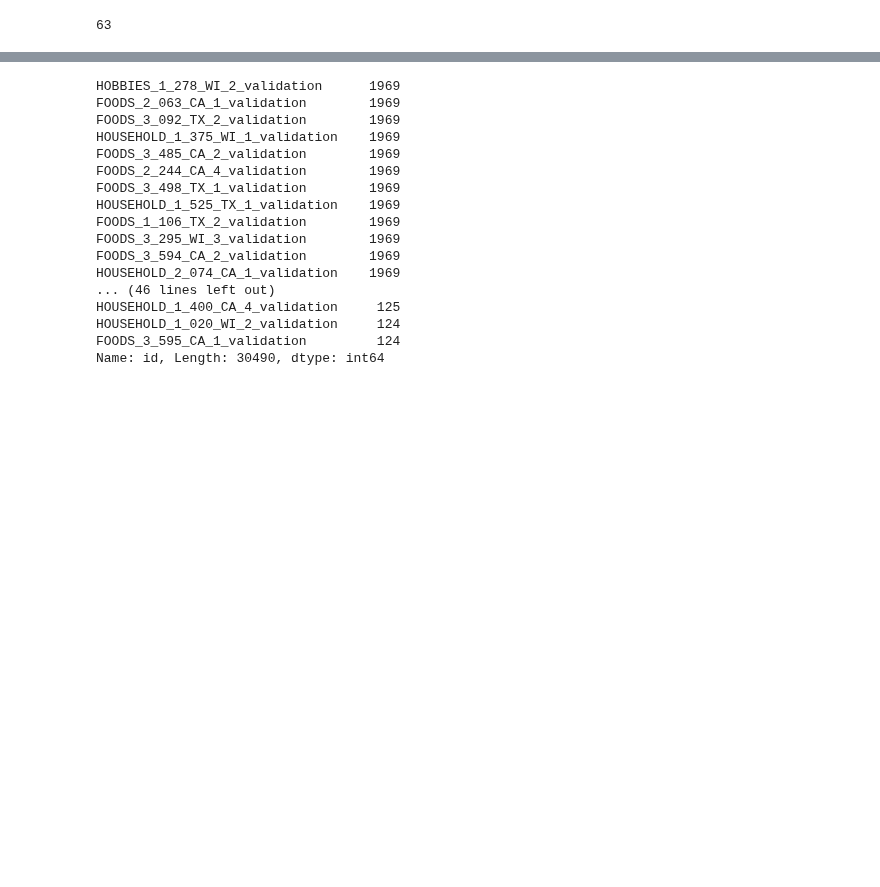
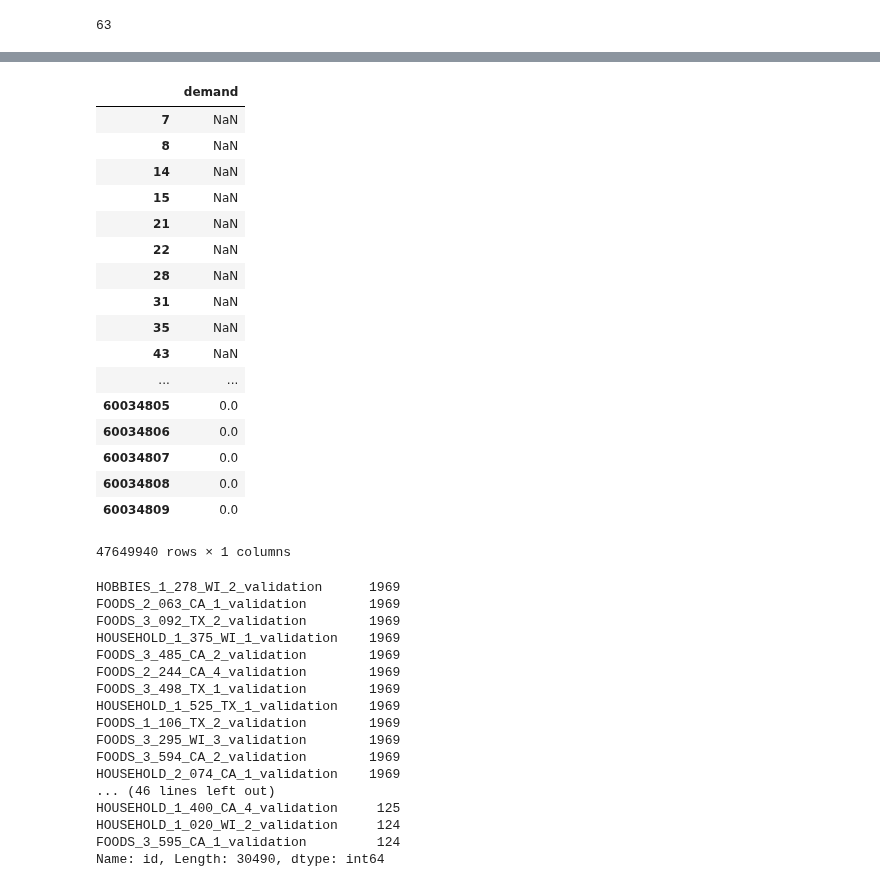
Before and after one commit to MitsuruFujiwara/M5-Forecasting-Accuracy, a Jupyter notebook: src/901_check_data.ipynb, the cells around one changed output, grey strips where cells are left out. Saved outputs shown, nothing was run; the diff lists cells and outputs as text; code cells hidden in the pictures; blank space fills up the shorter version.

```diff
--- a/src/901_check_data.ipynb
+++ b/src/901_check_data.ipynb
@@ -75,3 +54,24 @@ df_sales
+# %%
+df_sales[['id','demand']].groupby('id').diff()
+# %% [output]
+|  | demand |
+| 7 | NaN |
+| 8 | NaN |
+| 14 | NaN |
+| 15 | NaN |
+| 21 | NaN |
+| 22 | NaN |
+| 28 | NaN |
+| 31 | NaN |
+| 35 | NaN |
+| 43 | NaN |
+| ... | ... |
+| 60034805 | 0.0 |
+| 60034806 | 0.0 |
+| 60034807 | 0.0 |
+| 60034808 | 0.0 |
+| 60034809 | 0.0 |
+47649940 rows × 1 columns
 # %%
 df_sales.id.value_counts()
 # %% [output]
```
Also changed, not shown: parts of 1 cell of this notebook, 1 other file.
